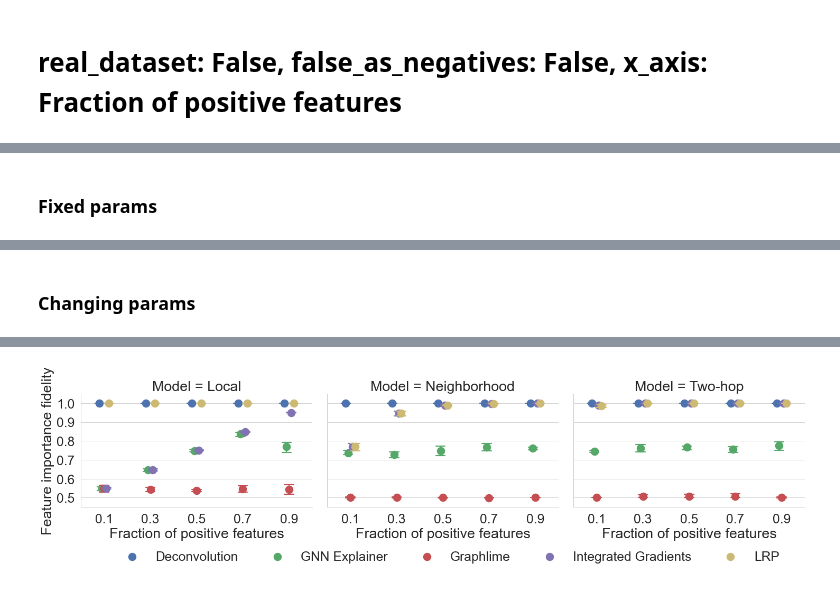
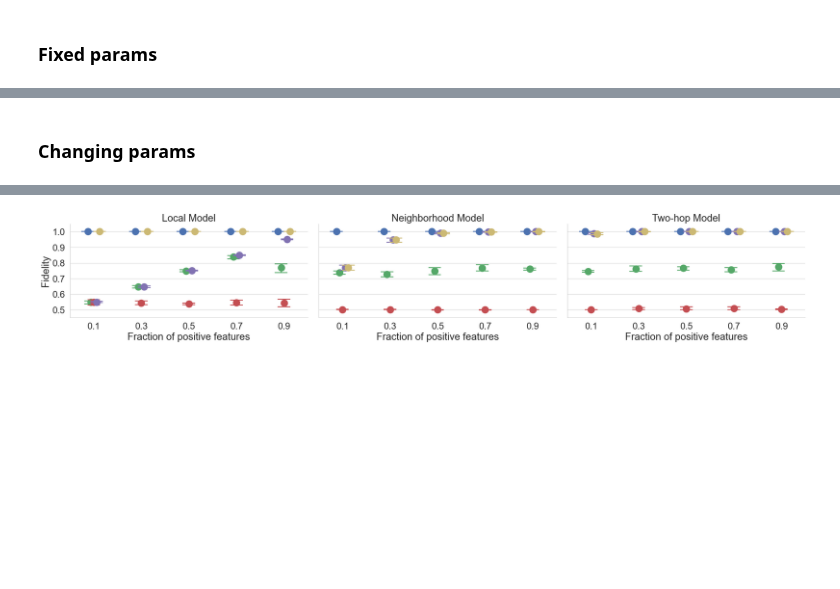
Before and after one commit to corradomonti/axiomatic-g-xai, a Jupyter notebook: notebook/plot-results.ipynb, the cells around one changed output, grey strips where cells are left out. Cells and saved outputs as stored; diff of their text form; code cells hidden in the pictures; blank space fills up the shorter version.

Commit message:
Figure

```diff
--- a/notebook/plot-results.ipynb
+++ b/notebook/plot-results.ipynb
@@ -30,7 +30,7 @@ pd.set_option('display.max_rows', 500)
 sys.path += ['../src/']
 # %%
 sns.set_style("whitegrid")
-sns.set_context('paper', font_scale=2.8)
+sns.set_context('paper', font_scale=2.5)
 # %%
 def print_different_values(df_plot):
     fixed_fields2value = {}
@@ -72,7 +68,7 @@ Index(['run_id', 'experiment_id', 'status', 'artifact_uri', 'start_time',
 # %%
 
 EDGE_FIDELITY_NAME = "Edge importance fidelity"
-FEAT_FIDELITY_NAME = "Feature importance fidelity"
+FEAT_FIDELITY_NAME = "Fidelity"
 FRAC_POSITIVE_FEAT = "Fraction of positive features"
 FRAC_IMPORTANT_FEAT = "Fraction of important features"
 EXPLAINER = "Explainer"
@@ -136,4 +140,4 @@ def do_plot(real_dataset=False, false_as_negatives=False, x_axis=FRAC_POSITIVE_F
 # %%
-do_plot(x_axis=FRAC_POSITIVE_FEAT)
+do_plot(x_axis=FRAC_POSITIVE_FEAT, show_bottom=False, show_top=True)
 # %% [output]
-real_dataset: False, false_as_negatives: False, x_axis: Fraction of positive features
+Fixed params
@@ -140 +146 @@ real_dataset: False, false_as_negatives: False, x_axis: Fraction of positive fea
-Fixed params
+Changing params
@@ -143,9 +147,8 @@ Fixed params
-Changing params
 |  | 0 | 1 | 2 | 3 | 4 |
 | params.seed | 42 | 43 | 44 | 45 |  |
 | params.dataset | ErdosRenyi-100-nodes-16-degree-50... | ErdosRenyi-100-nodes-16-degree-50... | ErdosRenyi-100-nodes-16-degree-50... | ErdosRenyi-100-nodes-16-degree-50... | ErdosRenyi-100-nodes-16-degree-50... |
 | params.whitebox_type | Local model | Neighborhood model | Two-hop model |  |  |
 | params.explainer | deconvolution | gnn_explainer | graphlime | integrated_gradients | lrp |
 | params.frac_positive_feat | 0.1 | 0.3 | 0.5 | 0.7 | 0.9 |
-[figure, old version]
+[figure, new version]
 # %%
```
Also changed, not shown: parts of 8 cells of this notebook, 2 other files.
